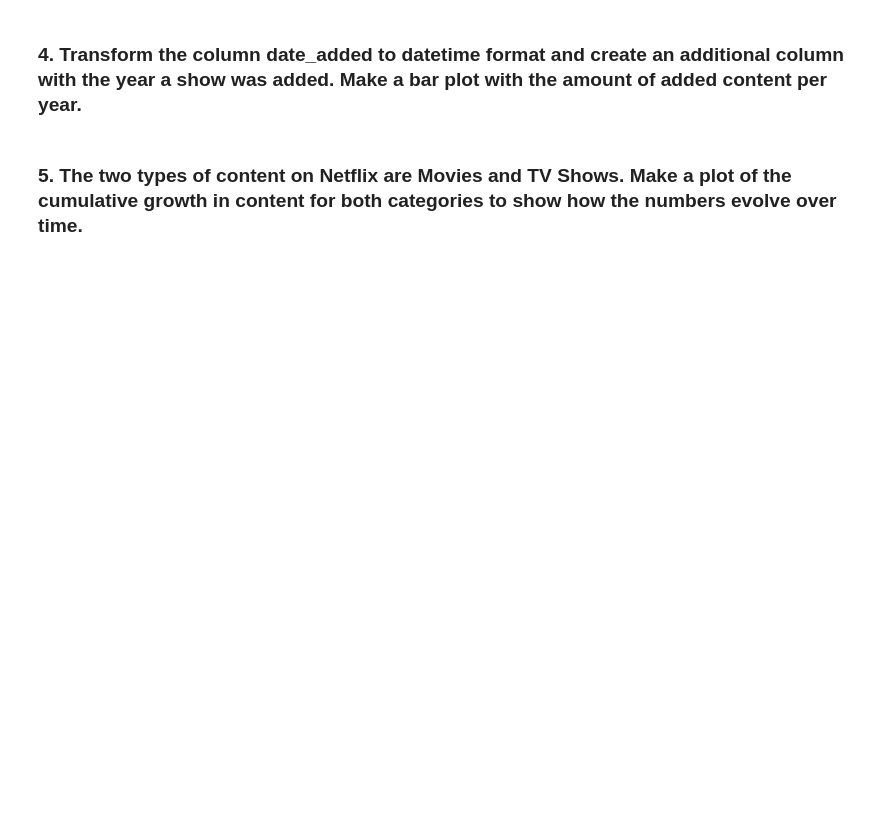
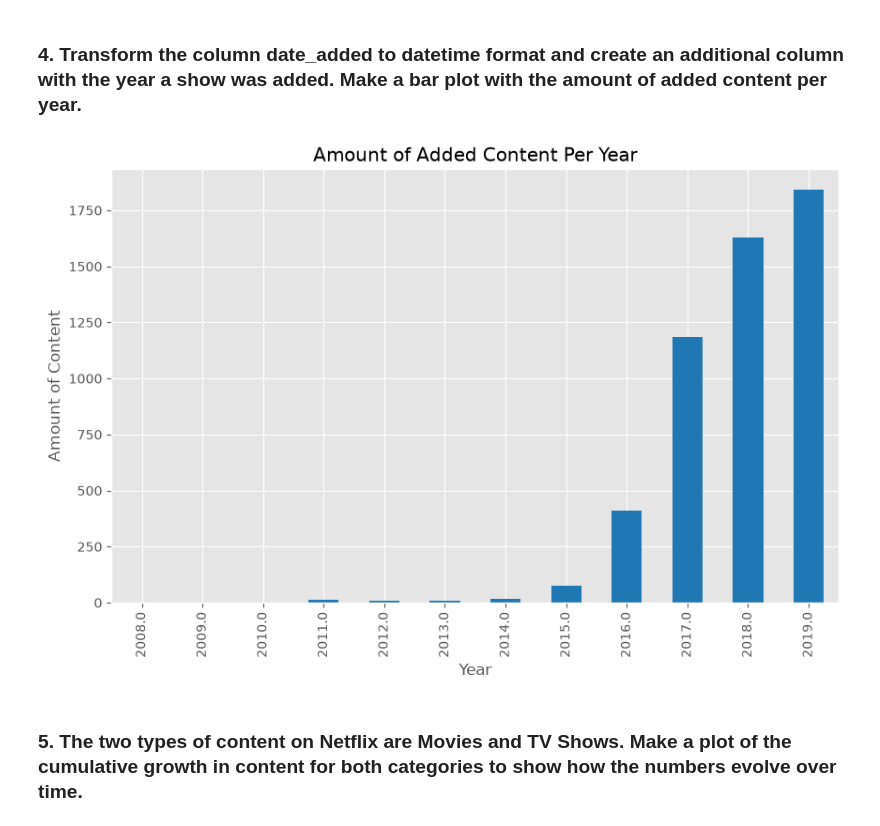
Before and after one commit to ianmhenriquez/EPA112A_group36, a Jupyter notebook: Bonus_assignment_week5.ipynb, the cells around one changed output. Cells and saved outputs as stored; diff of their text form; code cells hidden in the pictures; blank space fills up the shorter version.

```diff
--- a/Bonus_assignment_week5.ipynb
+++ b/Bonus_assignment_week5.ipynb
@@ -15,4 +44,20 @@ plt.style.use('ggplot')
 # %% [markdown]
 ### 4. Transform the column date_added to datetime format and create an additional column with the year a show was added. Make a bar plot with the amount of added content per year.
+# %%
+df['date_added'] = pd.to_datetime(df['date_added'])
+df['year_added'] = df['date_added'].dt.year
+
+df['year_added'].value_counts().sort_index().plot(
+    kind='bar',
+    figsize=(10, 6),
+    title='Amount of Added Content Per Year',
+    color='tab:blue'
+)
+
+plt.xlabel('Year')
+plt.ylabel('Amount of Content')
+plt.show()
+# %% [output]
+[figure, added]
 # %% [markdown]
 ### 5. The two types of content on Netflix are Movies and TV Shows. Make a plot of the cumulative growth in content for both categories to show how the numbers evolve over time.
```
Also changed, not shown: parts of 8 cells of this notebook, 1 other file.
